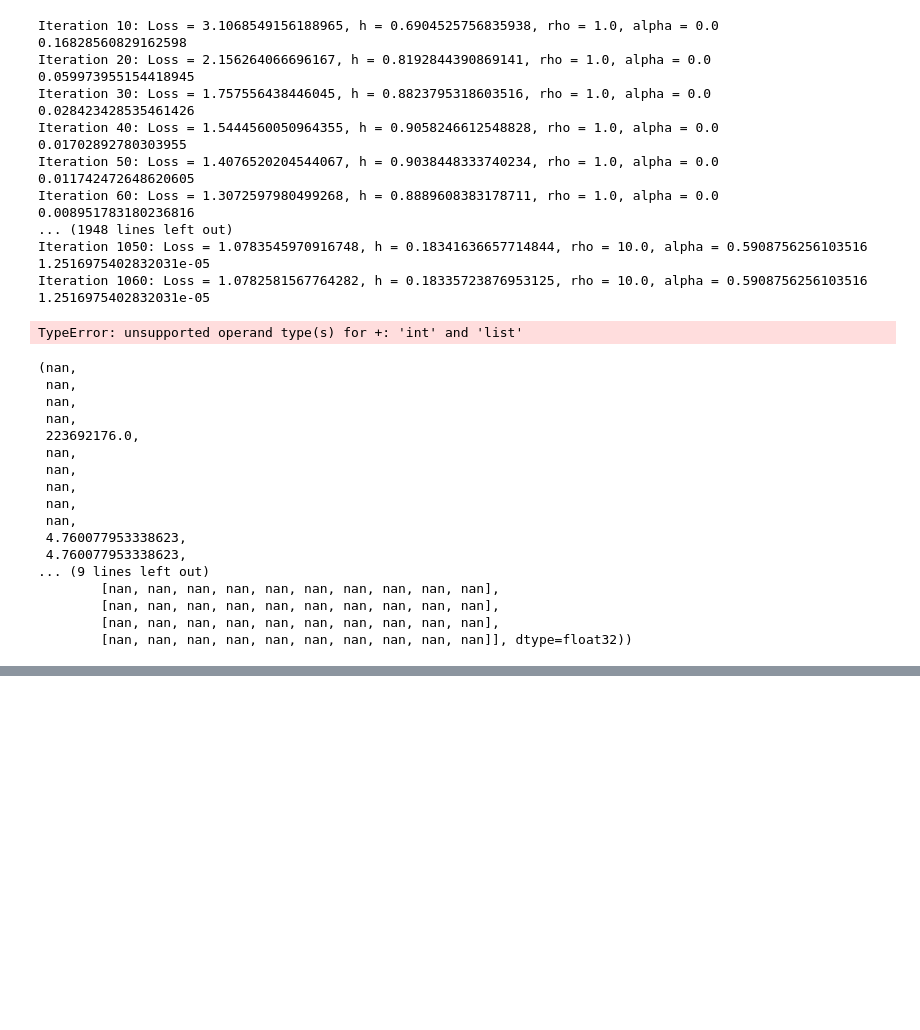
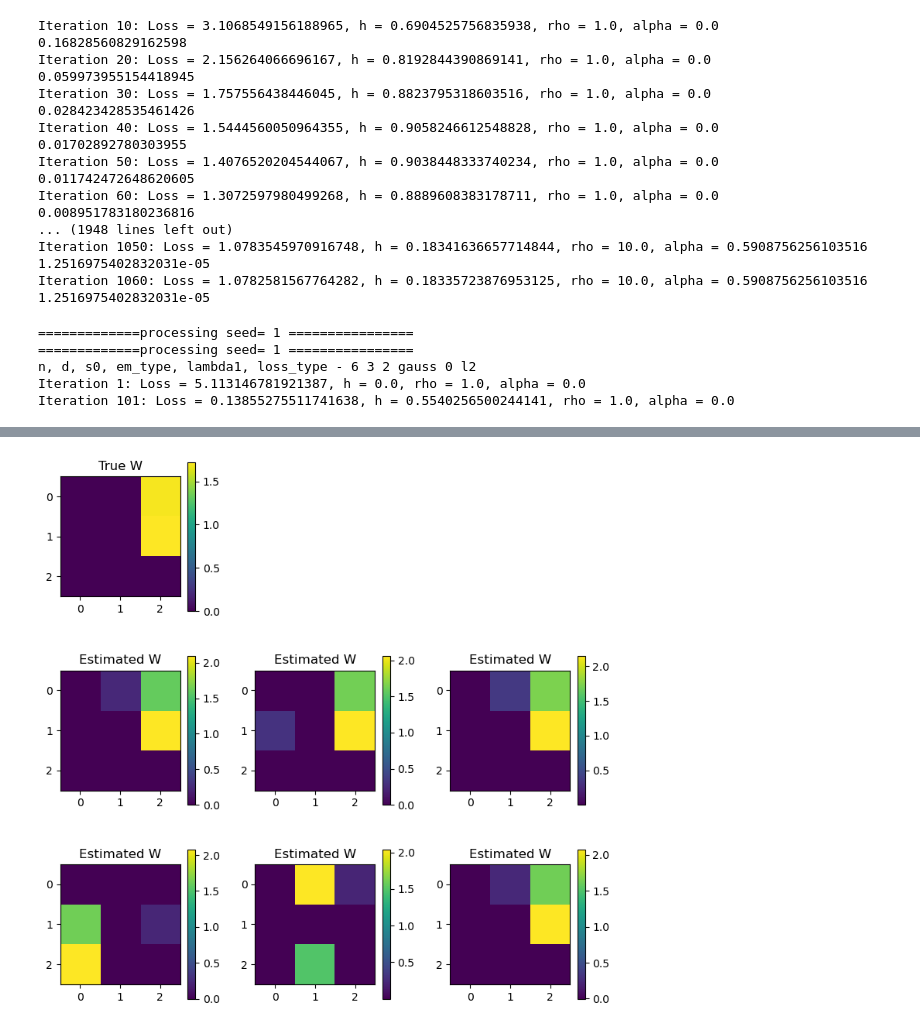
Before and after one commit to lmqxwm/Notears_pytorch, a Jupyter notebook: simulation6.ipynb, the cells around one changed output, grey strips where cells are left out. Cells and saved outputs as stored; diff of their text form; code cells hidden in the pictures; blank space fills up the shorter version.

```diff
--- a/simulation6.ipynb
+++ b/simulation6.ipynb
@@ -226,7 +160,3 @@ Iteration 1050: Loss = 1.0783545970916748, h = 0.18341636657714844, rho = 10.0,
 1.2516975402832031e-05
 Iteration 1060: Loss = 1.0782581567764282, h = 0.18335723876953125, rho = 10.0, alpha = 0.5908756256103516
 1.2516975402832031e-05
-# %%
-3 + [1,2,3]
-# %% [output]
-TypeError: unsupported operand type(s) for +: 'int' and 'list'
@@ -236,20 +163,7 @@ h = torch.tensor(float('inf'), dtype=torch.float, device=device)
-# %%
-a
-# %% [output]
-(nan,
- nan,
- nan,
- nan,
- 223692176.0,
- nan,
- nan,
- nan,
- nan,
- nan,
- 4.760077953338623,
- 4.760077953338623,
-... (9 lines left out)
-        [nan, nan, nan, nan, nan, nan, nan, nan, nan, nan],
-        [nan, nan, nan, nan, nan, nan, nan, nan, nan, nan],
-        [nan, nan, nan, nan, nan, nan, nan, nan, nan, nan],
-        [nan, nan, nan, nan, nan, nan, nan, nan, nan, nan]], dtype=float32))
+# %%
+def restore_from_per(per_ind, W):
+    W_re = np.zeros(W.shape)
+    for i in range(len(per_ind)):
+        for j in range(len(per_ind)):
+            W_re[i, j] = W[per_ind[i], per_ind[j]]
+    return W_re
@@ -255,0 +218,8 @@ a
+# %%
+estimate_template("gauss", seed=1, lambda1=0, loss_type='l2', BB=100)
+# %% [output]
+=============processing seed= 1 ================
+=============processing seed= 1 ================
+n, d, s0, em_type, lambda1, loss_type - 6 3 2 gauss 0 l2
+Iteration 1: Loss = 5.113146781921387, h = 0.0, rho = 1.0, alpha = 0.0
+Iteration 101: Loss = 0.13855275511741638, h = 0.5540256500244141, rho = 1.0, alpha = 0.0
@@ -255,0 +243 @@ a
+[figure, added]
```
Also changed, not shown: parts of 8 cells of this notebook, 1 other file.
